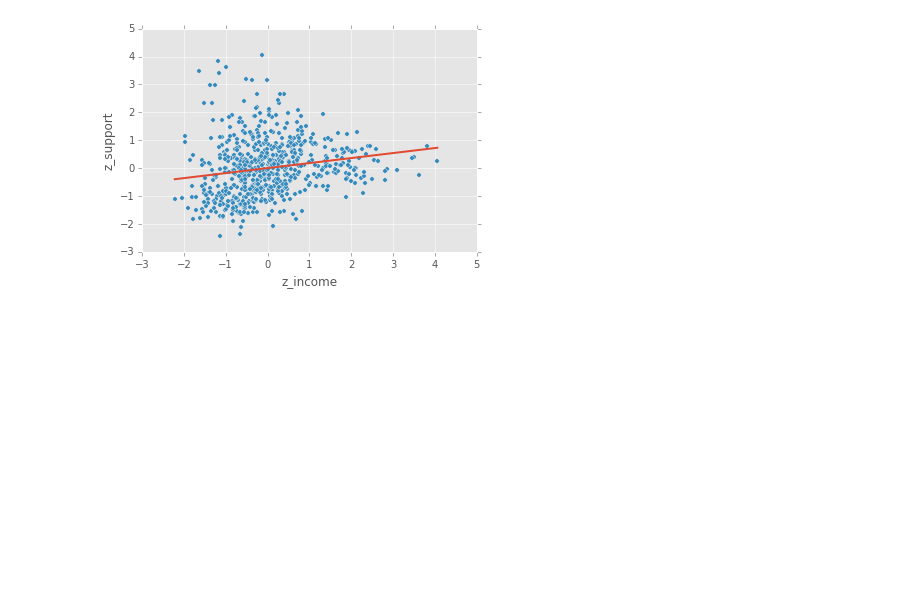
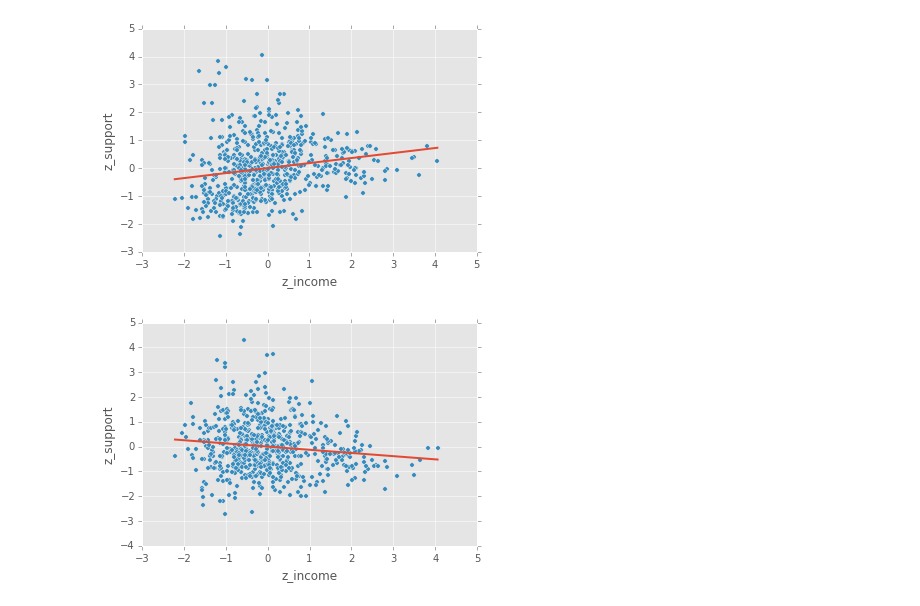
Before and after one commit to ciyer/election-ch, a Jupyter notebook: Income-Analysis.ipynb, the cells around one changed output. Drawn from its saved outputs; the diff is of its cells as text; code cells hidden in the pictures; blank space fills up the shorter version.

Commit message:
Added graphs for additional parties

```diff
--- a/Income-Analysis.ipynb
+++ b/Income-Analysis.ipynb
@@ -135,3 +135,7 @@ plot_relationship('SVP')
 plot_relationship('CVP')
 # %% [output]
 [figure]
+# %%
+plot_relationship('GPS')
+# %% [output]
+[figure, added]
```
Also changed, not shown: parts of 1 cell of this notebook.
